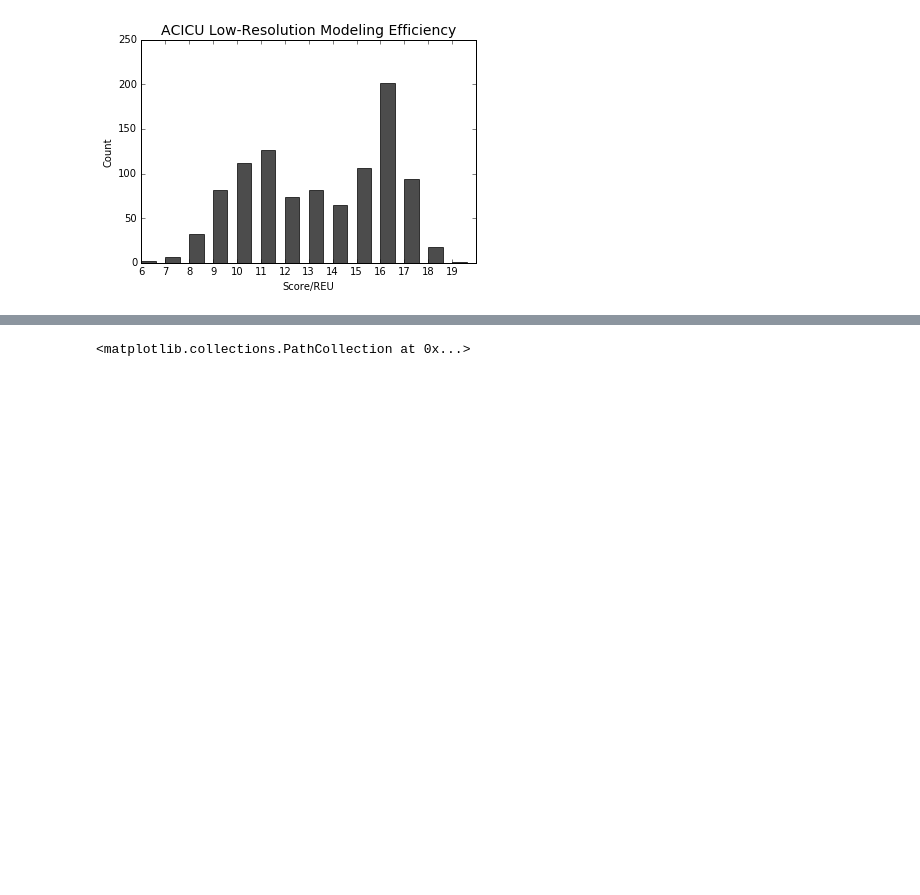
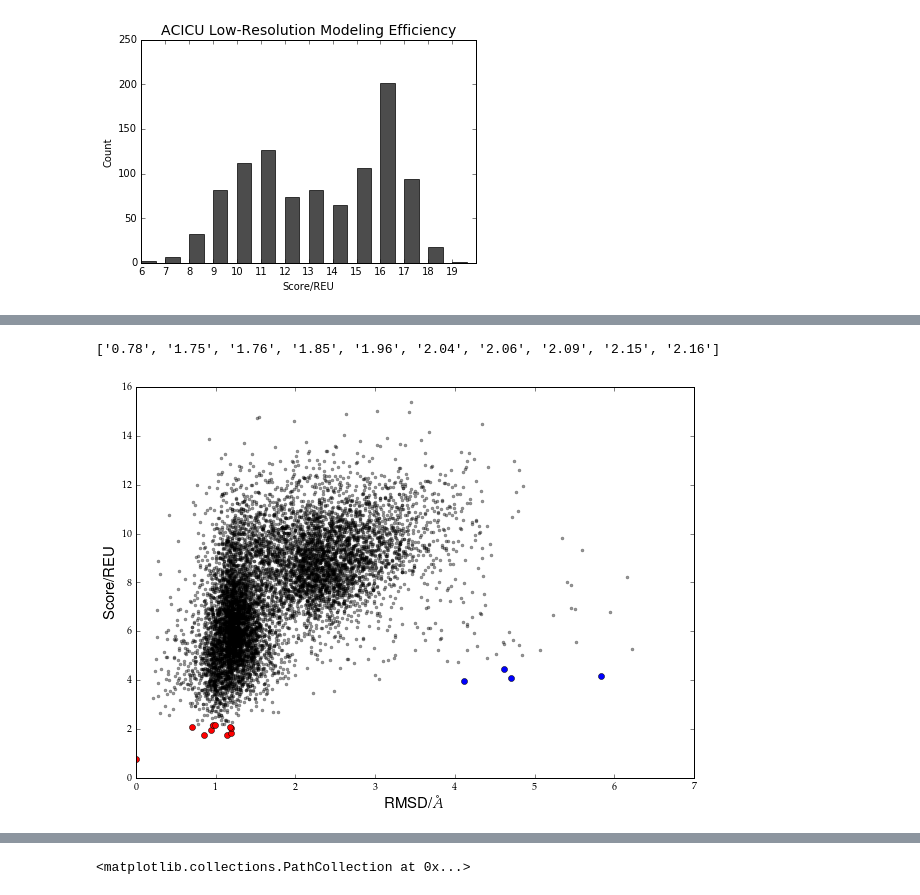
Before and after one commit to xiaotongzuo/Research, a Jupyter notebook: PyRosetta/Code/plot_0326.ipynb, the cells around one changed output, grey strips where cells are left out. Drawn from its saved outputs; the diff is of its cells as text; code cells hidden in the pictures; blank space fills up the shorter version.

```diff
--- a/PyRosetta/Code/plot_0326.ipynb
+++ b/PyRosetta/Code/plot_0326.ipynb
@@ -76,0 +101,9 @@ rmsd.remove(rmsd[-1])
+# %%
+score_top10=score_ACICU[1:11]
+print score_top10
+rmsd_top10=rmsd_ACICU[1:11]
+# %% [output]
+['0.78', '1.75', '1.76', '1.85', '1.96', '2.04', '2.06', '2.09', '2.15', '2.16']
+# %%
+score_far=[4.18,4.1,3.95,4.47]
+rmsd_far=[5.834463976,4.700496955,4.109657621,4.620893623]
@@ -77 +114,12 @@ rmsd.remove(rmsd[-1])
+# %%
+
+fig, ax = plt.subplots(figsize=(10,7))
+ax.plot(rmsd_ACICU,score_ACICU,'o',alpha=0.4,c='k',markersize=3)
+ax.plot(rmsd_top10,score_top10,'o',c='red',markersize=6)
+ax.plot(rmsd_far,score_far,'o',c='blue',markersize=6)
+ax.set_ylabel('Score/REU',fontsize=15)
+ax.set_xlabel('RMSD/'+r'$\AA$',fontsize=15)
+fig.savefig(path+'ACICU_RMSD.png')
+# %% [output]
+[figure, added]
 # %%
```
Also changed, not shown: parts of 10 cells of this notebook, 2 other files.
